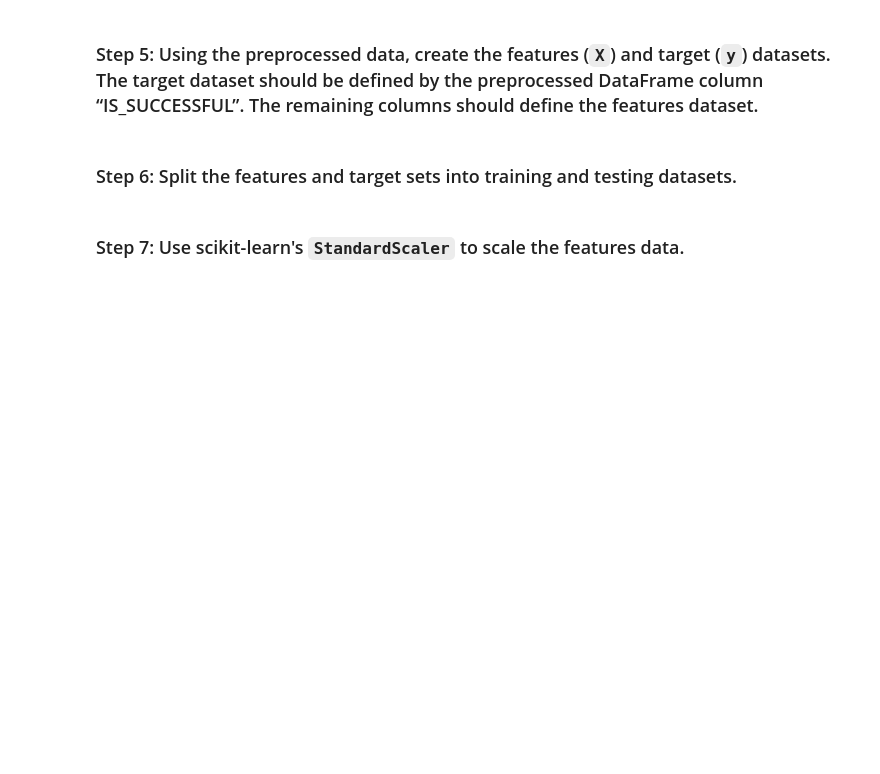
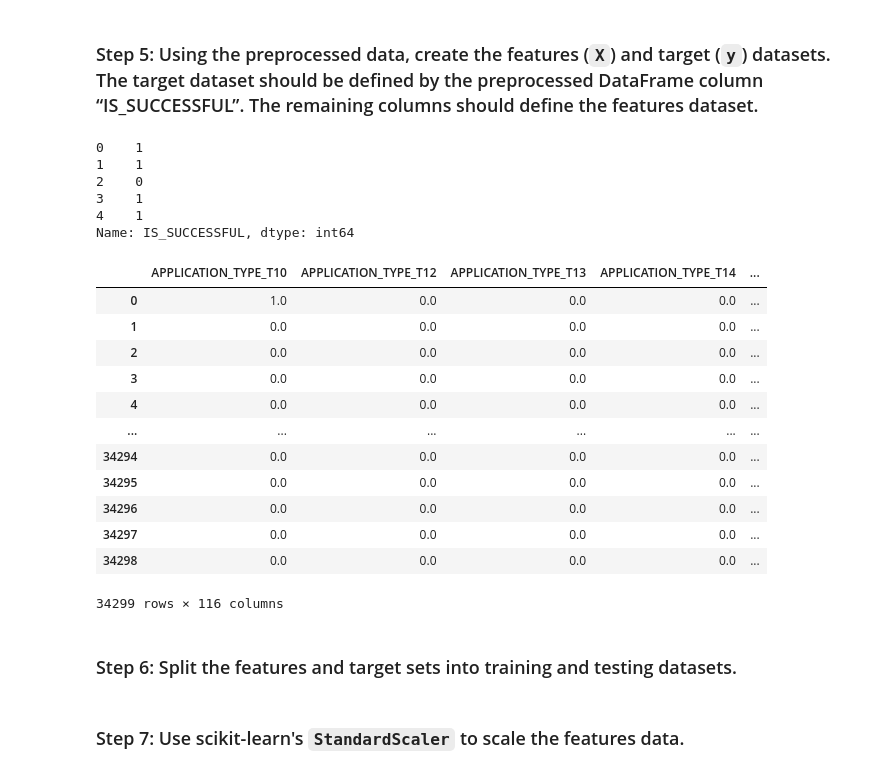
Before and after one commit to scoopcash/Module13-neural-network, a Jupyter notebook: Colab_venture_funding_with_deep_learning.ipynb, the cells around one changed output. Saved outputs shown, nothing was run; the diff lists cells and outputs as text; code cells hidden in the pictures; blank space fills up the shorter version.

```diff
--- a/Colab_venture_funding_with_deep_learning.ipynb
+++ b/Colab_venture_funding_with_deep_learning.ipynb
@@ -126,12 +177,15 @@ categorical_variables = # YOUR CODE HERE
 # %%
 # Create a OneHotEncoder instance
-enc = # YOUR CODE HERE
+enc = OneHotEncoder(sparse=False)
 # %%
 # Encode the categorcal variables using OneHotEncoder
-encoded_data = # YOUR CODE HERE
+encoded_data = enc.fit_transform(applicant_data_df[categorical_variables])
 # %%
 # Create a DataFrame with the encoded variables
-encoded_df = # YOUR CODE HERE
+encoded_df = pd.DataFrame(
+    encoded_data,
+    columns = enc.get_feature_names(categorical_variables)
+)
 
 # Review the DataFrame
-# YOUR CODE HERE
+encoded_df.head()
@@ -141,7 +210,10 @@ encoded_df = # YOUR CODE HERE
 > **Note** To complete this step, you will employ the Pandas `concat()` function that was introduced earlier in this course.
 # %%
 # Add the numerical variables from the original DataFrame to the one-hot encoding DataFrame
-encoded_df = # YOUR CODE HERE
+numerical_values_df = applicant_data_df.drop(columns = ['APPLICATION_TYPE', 'AFFILIATION', 'CLASSIFICATION', 'USE_CASE',
+       'ORGANIZATION', 'INCOME_AMT', 'SPECIAL_CONSIDERATIONS'])
+
+encoded_df = pd.concat([encoded_df, numerical_values_df], axis = 1)
 
 # Review the DataFrame
-# YOUR CODE HERE
+encoded_df.head()
@@ -149,16 +229,37 @@ encoded_df = # YOUR CODE HERE
 ### Step 5: Using the preprocessed data, create the features (`X`) and target (`y`) datasets. The target dataset should be defined by the preprocessed DataFrame column “IS_SUCCESSFUL”. The remaining columns should define the features dataset.
 # %%
 # Define the target set y using the IS_SUCCESSFUL column
-y = # YOUR CODE HERE
+y = encoded_df['IS_SUCCESSFUL']
 
 # Display a sample of y
-# YOUR CODE HERE
+y.head()
+# %% [output]
+0    1
+1    1
+2    0
+3    1
+4    1
+Name: IS_SUCCESSFUL, dtype: int64
 # %%
 # Define features set X by selecting all columns but IS_SUCCESSFUL
-X = # YOUR CODE HERE
+X = encoded_df.drop(columns='IS_SUCCESSFUL')
 
 # Review the features DataFrame
-activation = leaky
+X
+# %% [output]
+|  | APPLICATION_TYPE_T10 | APPLICATION_TYPE_T12 | APPLICATION_TYPE_T13 | APPLICATION_TYPE_T14 | ... |
+| 0 | 1.0 | 0.0 | 0.0 | 0.0 | ... |
+| 1 | 0.0 | 0.0 | 0.0 | 0.0 | ... |
+| 2 | 0.0 | 0.0 | 0.0 | 0.0 | ... |
+| 3 | 0.0 | 0.0 | 0.0 | 0.0 | ... |
+| 4 | 0.0 | 0.0 | 0.0 | 0.0 | ... |
+| ... | ... | ... | ... | ... | ... |
+| 34294 | 0.0 | 0.0 | 0.0 | 0.0 | ... |
+| 34295 | 0.0 | 0.0 | 0.0 | 0.0 | ... |
+| 34296 | 0.0 | 0.0 | 0.0 | 0.0 | ... |
+| 34297 | 0.0 | 0.0 | 0.0 | 0.0 | ... |
+| 34298 | 0.0 | 0.0 | 0.0 | 0.0 | ... |
+34299 rows × 116 columns
 # %% [markdown]
 ### Step 6: Split the features and target sets into training and testing datasets.
 # %%
```
Also changed, not shown: parts of 52 cells of this notebook.
